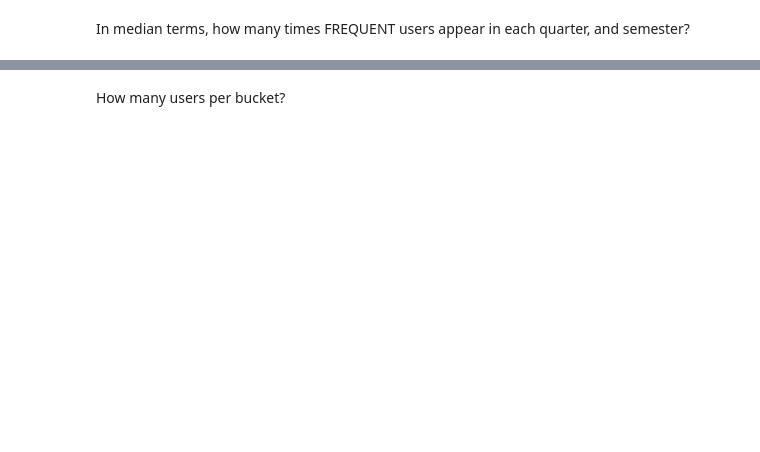
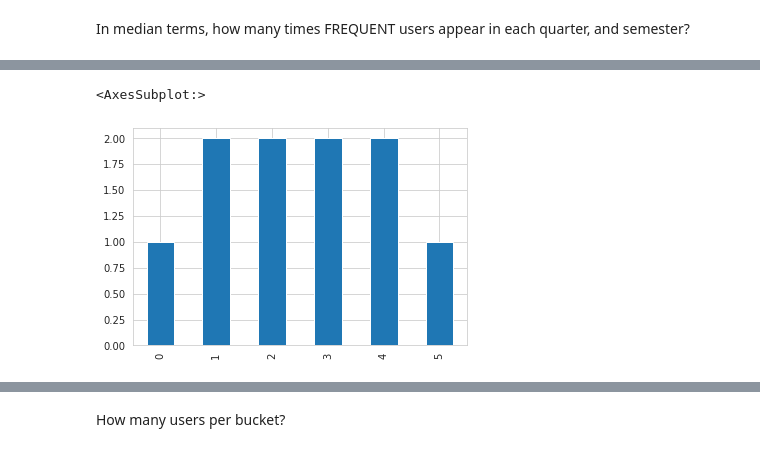
Before and after one commit to Key0412/streamRec-forgetting, a Jupyter notebook: notebooks/Avaliação de Dataset - Movielens.ipynb, the cells around one changed output, grey strips where cells are left out. Drawn from its saved outputs; the diff is of its cells as text; code cells hidden in the pictures; blank space fills up the shorter version.

```diff
--- a/notebooks/Avaliação de Dataset - Movielens.ipynb
+++ b/notebooks/Avaliação de Dataset - Movielens.ipynb
@@ -133,0 +116,5 @@ freq_user_semester_info
+# %%
+freq_user_semester_info['median_freq_user_interactions'].plot(kind='bar')
+# %% [output]
+<AxesSubplot:>
+[figure, added]
```
Also changed, not shown: parts of 39 cells of this notebook, 9 other files.
